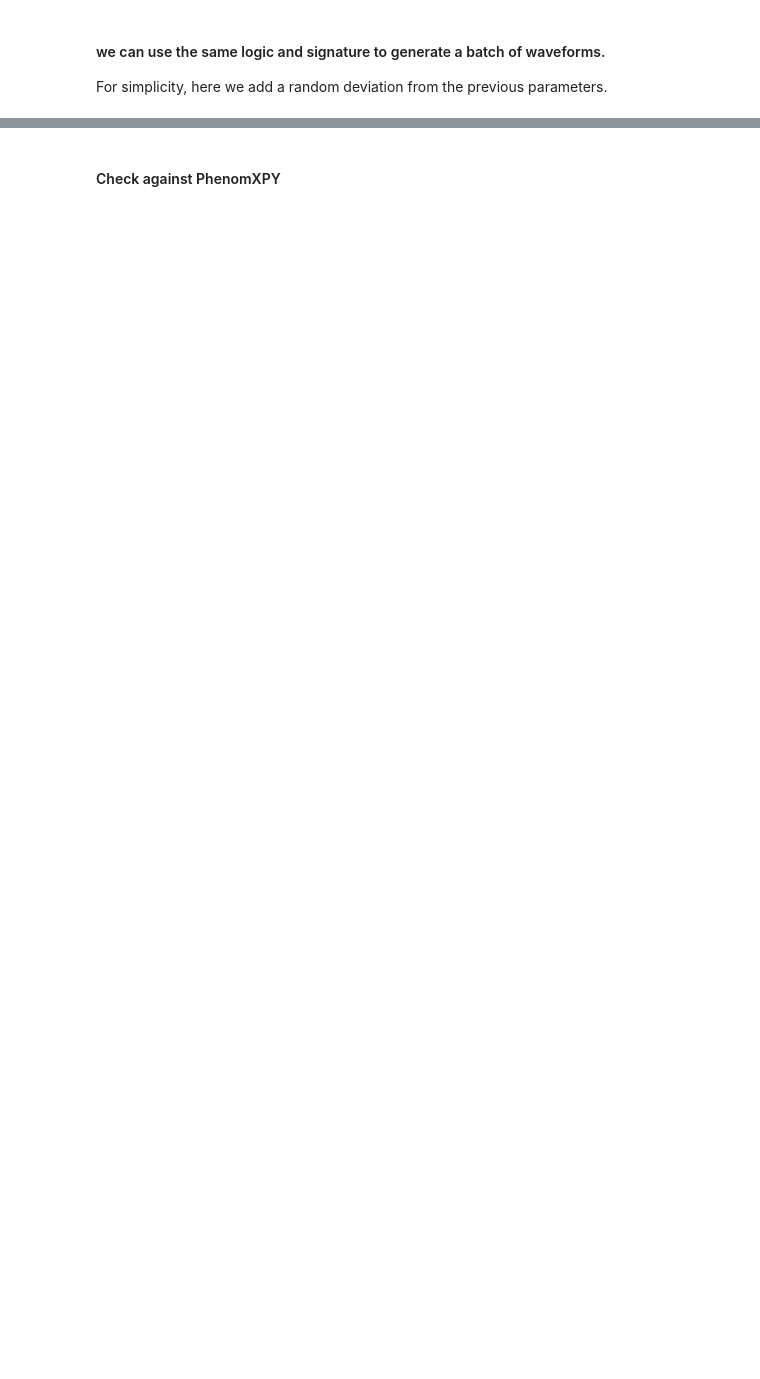
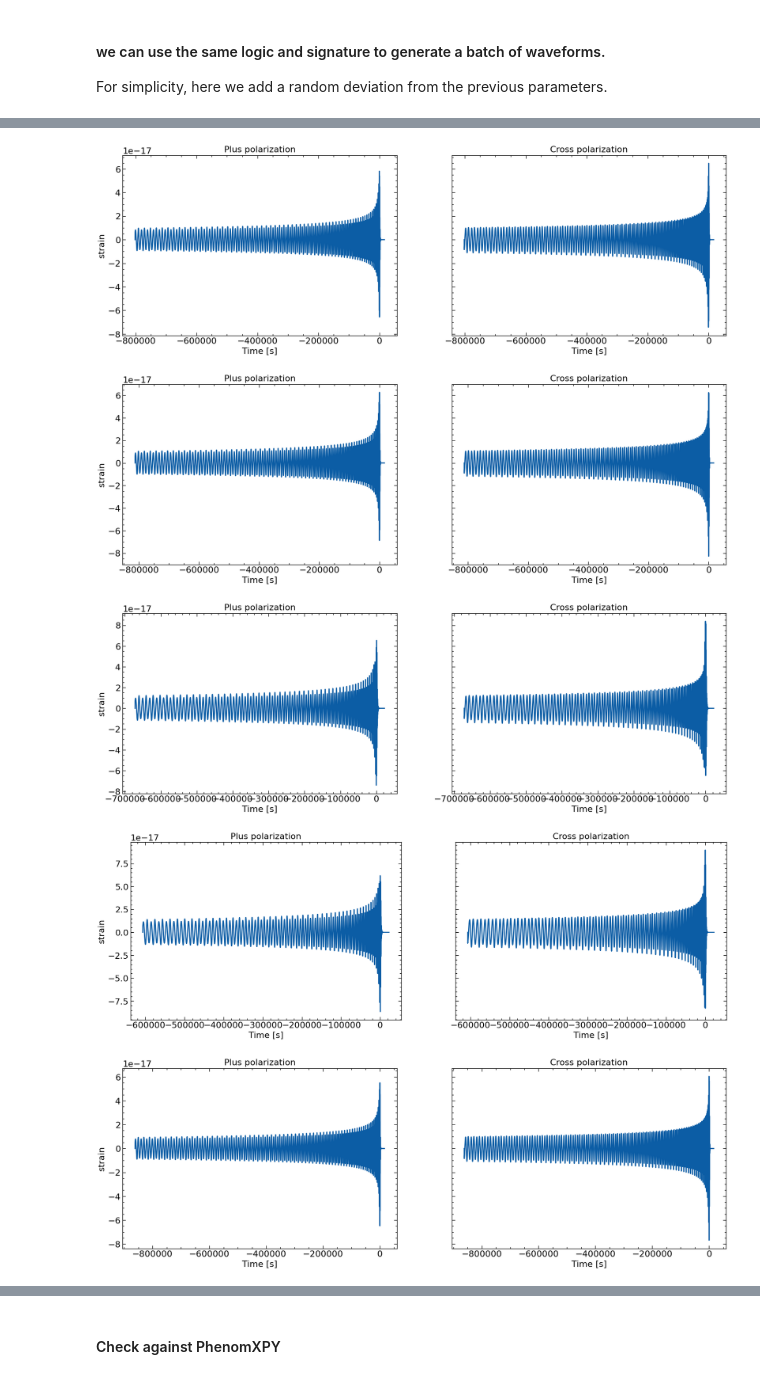
Before and after one commit to jperret21/phentax, a Jupyter notebook: examples/tutorial.ipynb, the cells around one changed output, grey strips where cells are left out. Saved outputs shown, nothing was run; the diff lists cells and outputs as text; code cells hidden in the pictures; blank space fills up the shorter version.

```diff
--- a/examples/tutorial.ipynb
+++ b/examples/tutorial.ipynb
@@ -121,14 +169,20 @@ plt.show()
 # %%
 # also plot them individually
-for i in range(num_binaries):
+for i in range(10):
     fig, axs = plt.subplots(1, 2, sharex=True, sharey=True, figsize=(2 * FIGSIZE[0], FIGSIZE[1]))
-    axs[0].plot(times_batch[i][mask_batch[i]], h_plus_batch[i][mask_batch[i]])
-    axs[1].plot(times_batch[i][mask_batch[i]], h_cross_batch[i][mask_batch[i]])
+    axs[0].plot(times_batch[i], h_plus_batch[i])
+    axs[1].plot(times_batch[i], h_cross_batch[i])
 
     axs[0].set_title("Plus polarization")
     axs[1].set_title("Cross polarization")
     #plt.legend()
     axs[0].set_xlabel("Time [s]")
     axs[1].set_xlabel("Time [s]")
     axs[0].set_ylabel("strain")
     plt.show()
+# %% [output]
+[figure, added]
+[figure, added]
+[figure, added]
+[figure, added]
+[figure, added]
```
Also changed, not shown: parts of 25 cells of this notebook, 6 other files.
